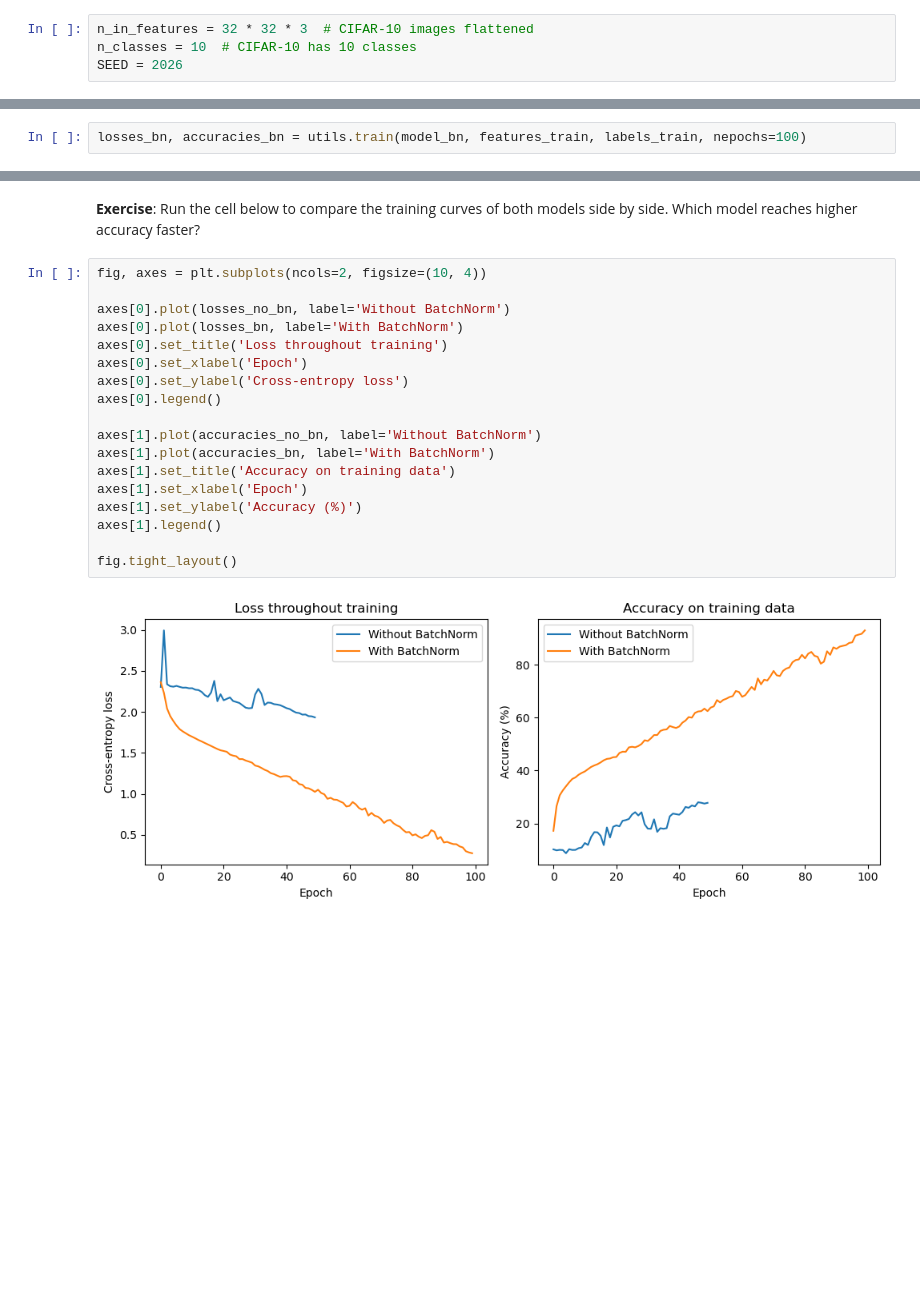
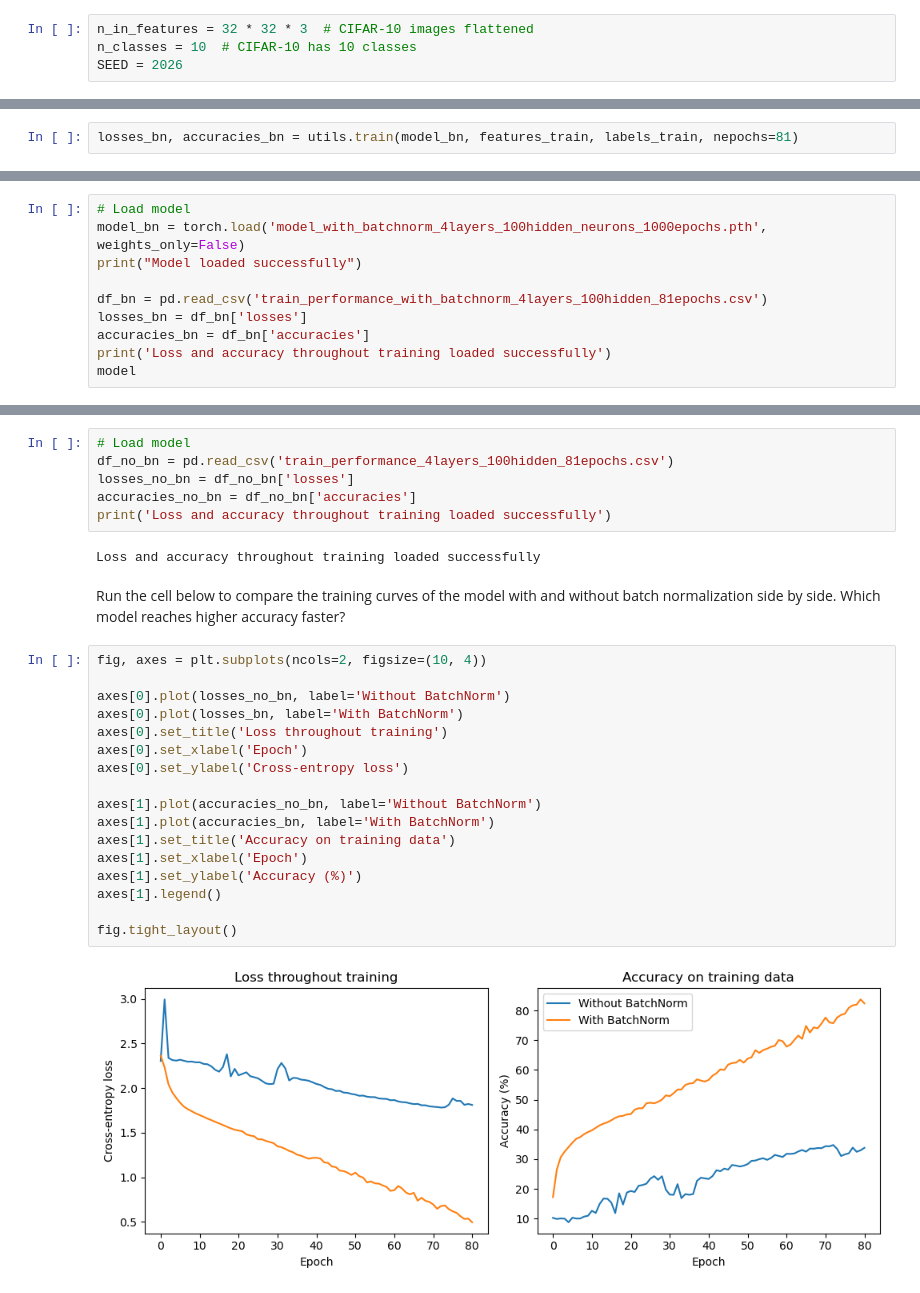
Before and after one commit to atleer/intro-to-deep-learning-dev, a Jupyter notebook: Day02/05_depth_vs_width_of_networks/index.ipynb, the cells around one changed output, grey strips where cells are left out. Drawn from its saved outputs; the diff is of its cells as text; blank space fills up the shorter version.

```diff
--- a/Day02/05_depth_vs_width_of_networks/index.ipynb
+++ b/Day02/05_depth_vs_width_of_networks/index.ipynb
@@ -749,2 +609,0 @@ Sequential(
-# %%
-losses_bn, accuracies_bn = utils.train(model_bn, features_train, labels_train, nepochs=100)
@@ -765,0 +682,2 @@ utils.plot_performance_training(losses_bn, accuracies_bn)
+# %%
+losses_bn, accuracies_bn = utils.train(model_bn, features_train, labels_train, nepochs=81)
@@ -765,0 +694,10 @@ utils.plot_performance_training(losses_bn, accuracies_bn)
+# %%
+# Load model
+model_bn = torch.load('model_with_batchnorm_4layers_100hidden_neurons_1000epochs.pth', weights_only=False)
+print("Model loaded successfully")
+
+df_bn = pd.read_csv('train_performance_with_batchnorm_4layers_100hidden_81epochs.csv')
+losses_bn = df_bn['losses']
+accuracies_bn = df_bn['accuracies']
+print('Loss and accuracy throughout training loaded successfully')
+model
@@ -766,23 +724,30 @@ utils.plot_performance_training(losses_bn, accuracies_bn)
+# %%
+# Load model
+df_no_bn = pd.read_csv('train_performance_4layers_100hidden_81epochs.csv')
+losses_no_bn = df_no_bn['losses']
+accuracies_no_bn = df_no_bn['accuracies']
+print('Loss and accuracy throughout training loaded successfully')
+# %% [output]
+Loss and accuracy throughout training loaded successfully
 # %% [markdown]
-**Exercise**: Run the cell below to compare the training curves of both models side by side. Which model reaches higher accuracy faster?
+Run the cell below to compare the training curves of the model with and without batch normalization side by side. Which model reaches higher accuracy faster?
 # %%
 fig, axes = plt.subplots(ncols=2, figsize=(10, 4))
 
 axes[0].plot(losses_no_bn, label='Without BatchNorm')
 axes[0].plot(losses_bn, label='With BatchNorm')
 axes[0].set_title('Loss throughout training')
 axes[0].set_xlabel('Epoch')
 axes[0].set_ylabel('Cross-entropy loss')
-axes[0].legend()
 
 axes[1].plot(accuracies_no_bn, label='Without BatchNorm')
 axes[1].plot(accuracies_bn, label='With BatchNorm')
 axes[1].set_title('Accuracy on training data')
 axes[1].set_xlabel('Epoch')
 axes[1].set_ylabel('Accuracy (%)')
 axes[1].legend()
 
 fig.tight_layout()
 # %% [output]
-[figure, old version]
+[figure, new version]
 # %% [markdown]
```
Also changed, not shown: parts of 59 cells of this notebook, 10 other files.
